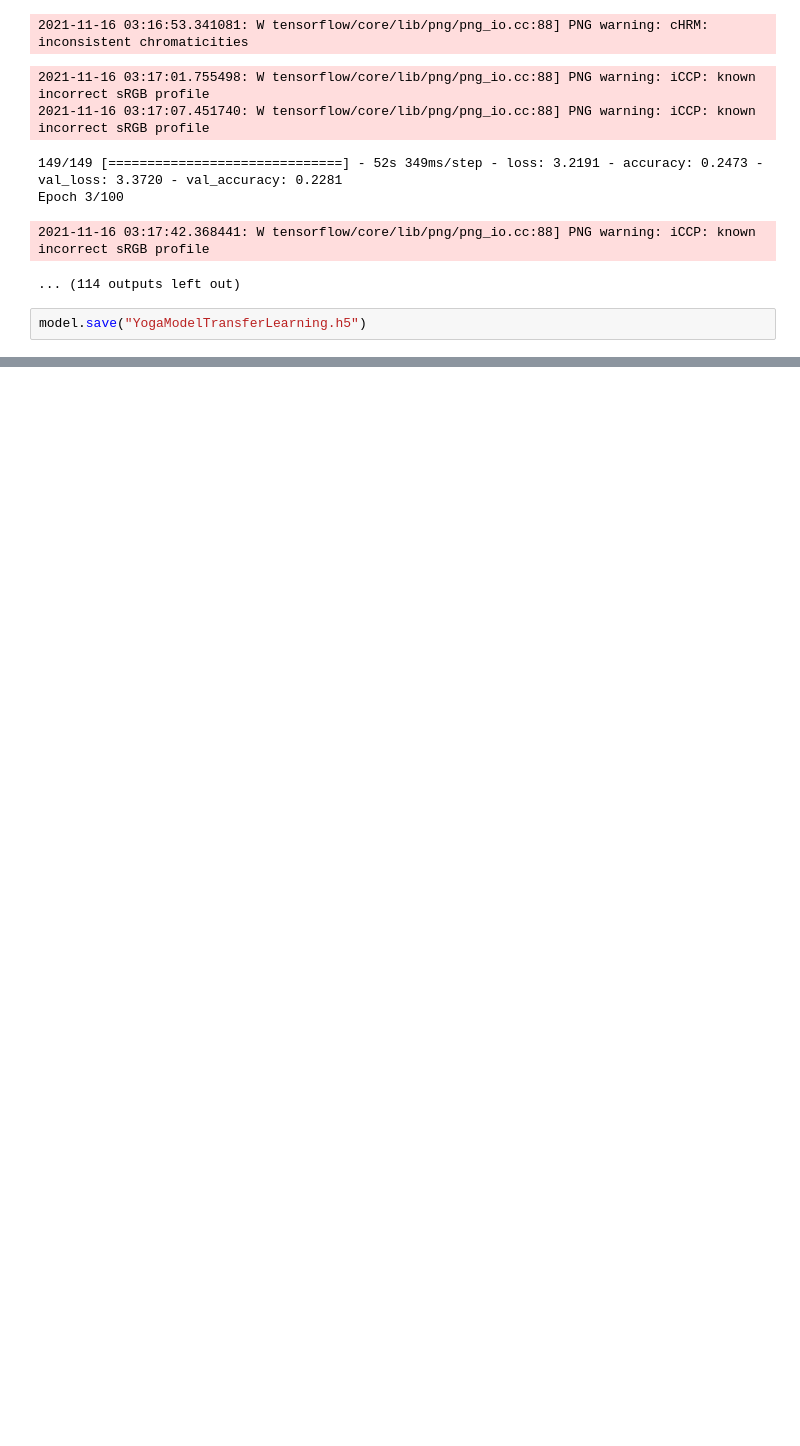
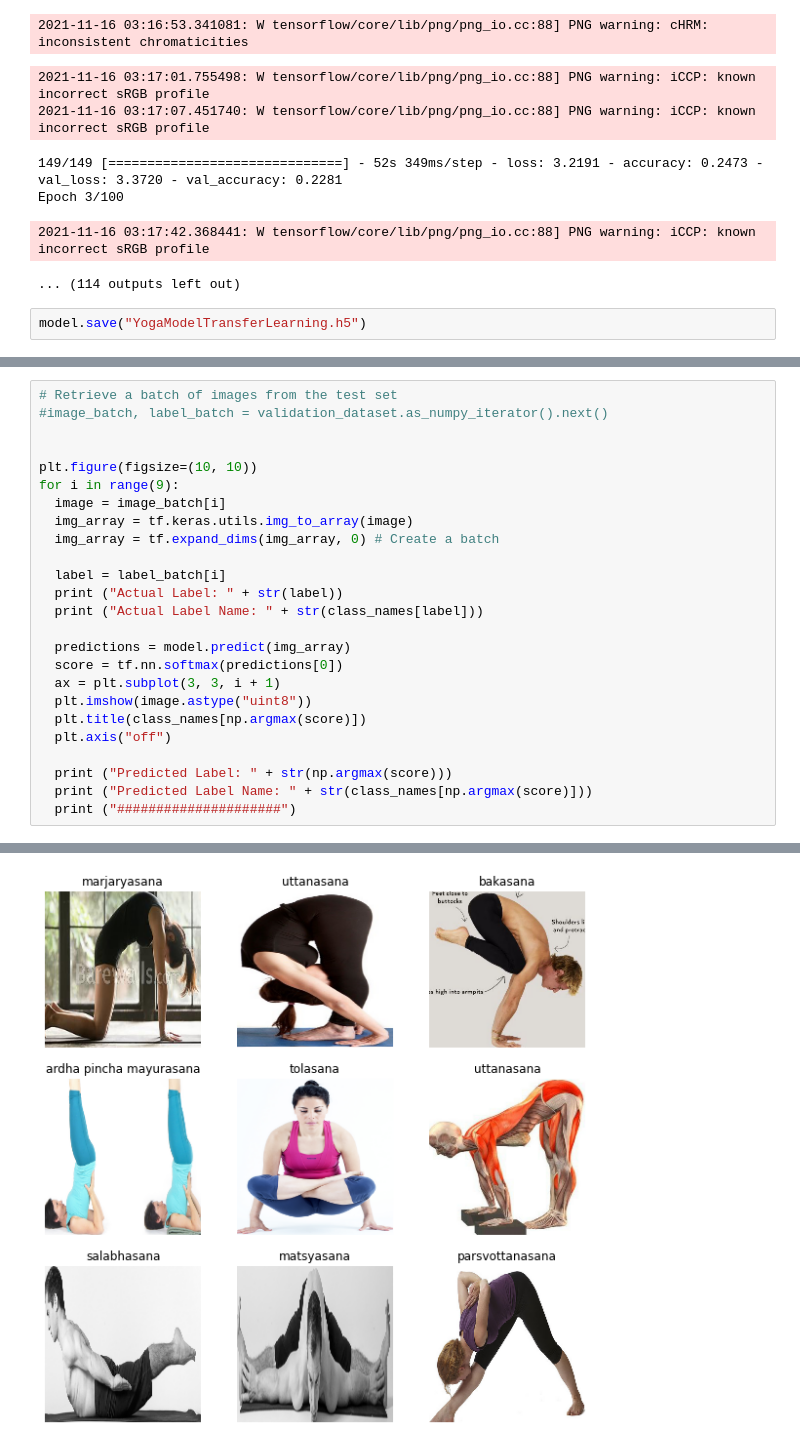
Before and after one commit to Pawanesh/YogaModel, a Jupyter notebook: src/YogaModelTransferLearning.ipynb, the cells around one changed output, grey strips where cells are left out. Saved outputs shown, nothing was run; the diff lists cells and outputs as text; blank space fills up the shorter version.

```diff
--- a/src/YogaModelTransferLearning.ipynb
+++ b/src/YogaModelTransferLearning.ipynb
@@ -189,0 +408,26 @@ model.save("YogaModelTransferLearning.h5")
+# %%
+# Retrieve a batch of images from the test set
+#image_batch, label_batch = validation_dataset.as_numpy_iterator().next()
+
+
+plt.figure(figsize=(10, 10))
+for i in range(9):
+  image = image_batch[i]
+  img_array = tf.keras.utils.img_to_array(image)
+  img_array = tf.expand_dims(img_array, 0) # Create a batch
+
+  label = label_batch[i]
+  print ("Actual Label: " + str(label))
+  print ("Actual Label Name: " + str(class_names[label]))
+
+  predictions = model.predict(img_array)
+  score = tf.nn.softmax(predictions[0])
+  ax = plt.subplot(3, 3, i + 1)
+  plt.imshow(image.astype("uint8"))
+  plt.title(class_names[np.argmax(score)])
+  plt.axis("off")
+
+  print ("Predicted Label: " + str(np.argmax(score)))
+  print ("Predicted Label Name: " + str(class_names[np.argmax(score)]))
+  print ("#####################")
+# %% [output]
@@ -189,0 +451 @@ model.save("YogaModelTransferLearning.h5")
+[figure, added]
```
Also changed, not shown: parts of 19 cells of this notebook, 2 other files.
